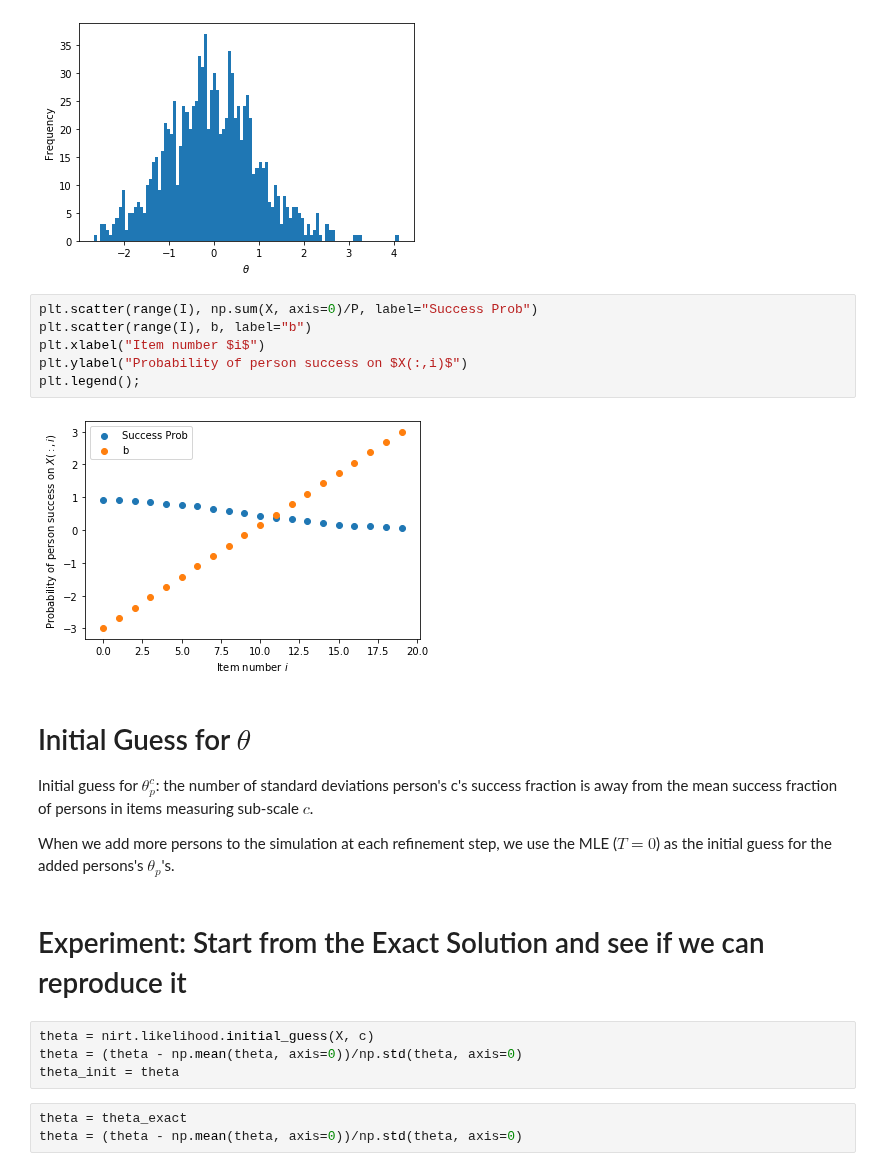
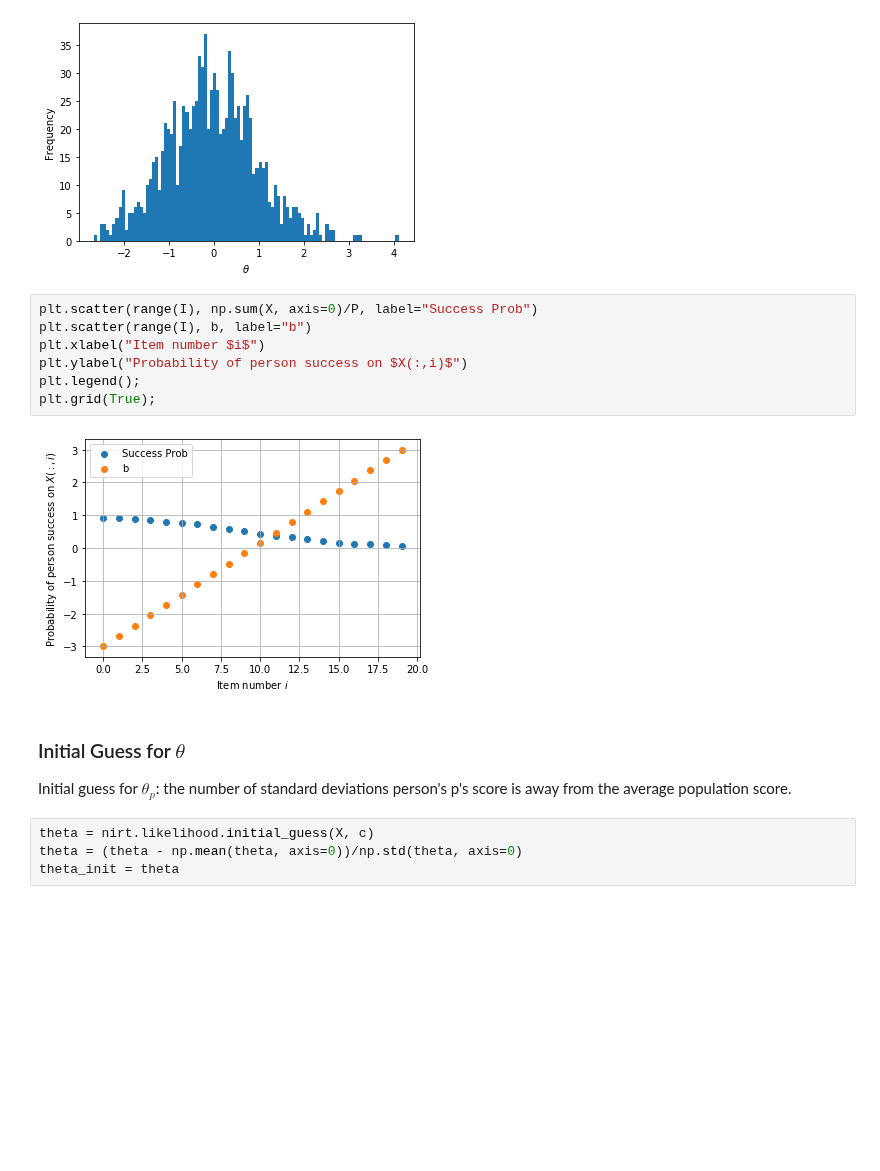
Before and after one commit to ETS-Next-Gen/irt-mcmc, a Jupyter notebook: notebooks/irt_solver_1d_l2_loss.ipynb, the cells around one changed output. Saved outputs shown, nothing was run; the diff lists cells and outputs as text; blank space fills up the shorter version.

```diff
--- a/notebooks/irt_solver_1d_l2_loss.ipynb
+++ b/notebooks/irt_solver_1d_l2_loss.ipynb
@@ -90,22 +118,16 @@ plt.show()
 # %%
 plt.scatter(range(I), np.sum(X, axis=0)/P, label="Success Prob")
 plt.scatter(range(I), b, label="b")
 plt.xlabel("Item number $i$")
 plt.ylabel("Probability of person success on $X(:,i)$")
 plt.legend();
+plt.grid(True);
 # %% [output]
-[figure, old version]
+[figure, new version]
 # %% [markdown]
-# Initial Guess for $\theta$
-Initial guess for $\theta_p^c$: the number of standard deviations person's c's success fraction is away from the mean success fraction of persons in items measuring sub-scale $c$.
-
-When we add more persons to the simulation at each refinement step, we use the MLE ($T=0$) as the initial guess for the added persons's $\theta_p$'s.
+### Initial Guess for $\theta$
+Initial guess for $\theta_p$: the number of standard deviations person's p's score is away from the average population score.
-# %% [markdown]
-# Experiment: Start from the Exact Solution and see if we can reproduce it
 # %%
 theta = nirt.likelihood.initial_guess(X, c)
 theta = (theta - np.mean(theta, axis=0))/np.std(theta, axis=0)
 theta_init = theta
-# %%
-theta = theta_exact
-theta = (theta - np.mean(theta, axis=0))/np.std(theta, axis=0)
```
Also changed, not shown: parts of 54 cells of this notebook, 4 other files.
